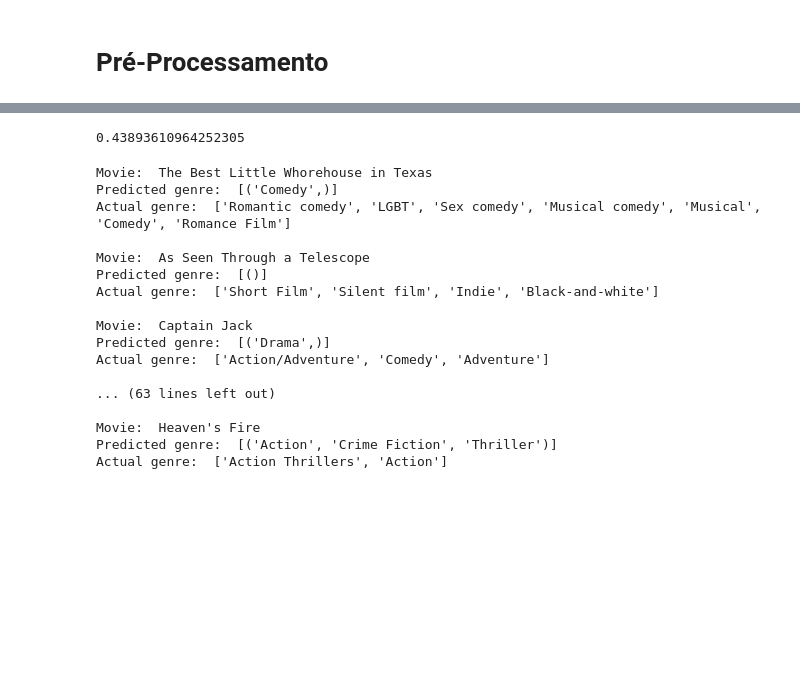
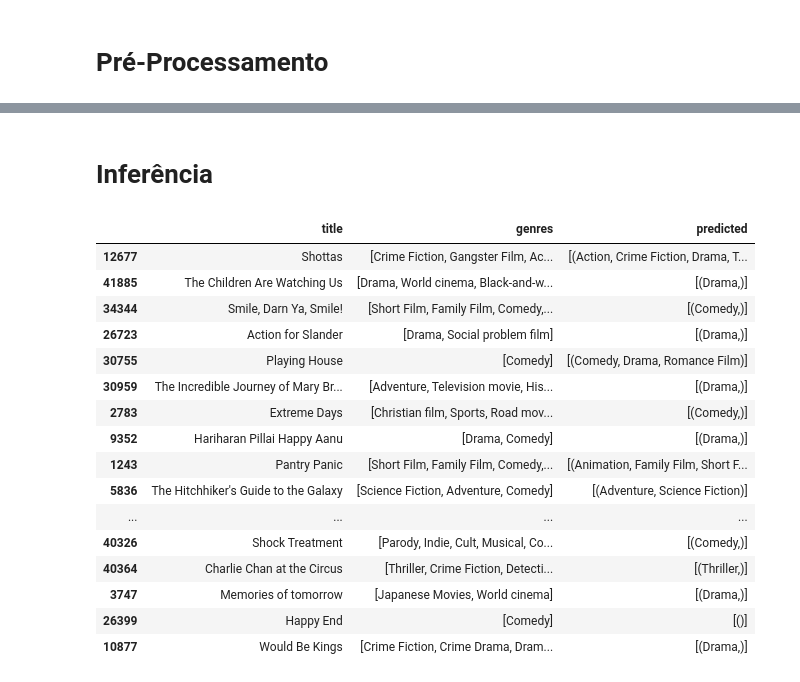
Before and after one commit to Durfan/ufsj-Data-Science, a Jupyter notebook: tp/tp.ipynb, the cells around one changed output, grey strips where cells are left out. Drawn from its saved outputs; the diff is of its cells as text; code cells hidden in the pictures; blank space fills up the shorter version.

```diff
--- a/tp/tp.ipynb
+++ b/tp/tp.ipynb
@@ -159,5 +198,7 @@ y = multilabel_binarizer.transform(df['genres'])
 # %%
-tfidf_vectorizer = TfidfVectorizer(max_df=0.8, max_features=10000)
+features = 10000
+
+tfidf_vectorizer = TfidfVectorizer(max_df=0.8, max_features=features)
 xtrain, xval, ytrain, yval = train_test_split(df['plot_pre'], y, test_size=0.2, random_state=9)
 
 xtrain_tfidf = tfidf_vectorizer.fit_transform(xtrain)
@@ -165,11 +208,8 @@ xval_tfidf = tfidf_vectorizer.transform(xval)
 # %%
-%%time
+import warnings
+warnings.filterwarnings(action='ignore')
 
 lr = LogisticRegression()
 clf = OneVsRestClassifier(lr)
-
-clf.fit(xtrain_tfidf, ytrain)
-y_pred = clf.predict(xval_tfidf)
-
-multilabel_binarizer.inverse_transform(y_pred)[3]
+%time clf.fit(xtrain_tfidf, ytrain)
 # %% [output]
@@ -195,35 +234,41 @@ y_pred_new = (y_pred_prob >= t).astype(int)
-# %%
-f1_score(yval, y_pred_new, average="micro")
-# %% [output]
-0.43893610964252305
+# %% [markdown]
+# Inferência
 # %%
 def infer_tags(q):
-    q = clean(q)
+    q = normaliza(q)
     q = remove_stopwords(q)
     q_vec = tfidf_vectorizer.transform([q])
     q_pred = clf.predict(q_vec)
     return multilabel_binarizer.inverse_transform(q_pred)
-# %%
-for i in range(20):
-  k = xval.sample(1).index[0]
-  print(
-      "Movie: ", df['title'][k],
-      "\nPredicted genre: ", infer_tags(xval[k])), print("Actual genre: ", df['genres'][k], "\n")
-# %% [output]
-Movie:  The Best Little Whorehouse in Texas
-Predicted genre:  [('Comedy',)]
-Actual genre:  ['Romantic comedy', 'LGBT', 'Sex comedy', 'Musical comedy', 'Musical', 'Comedy', 'Romance Film']
-
-Movie:  As Seen Through a Telescope
-Predicted genre:  [()]
-Actual genre:  ['Short Film', 'Silent film', 'Indie', 'Black-and-white']
-
-Movie:  Captain Jack
-Predicted genre:  [('Drama',)]
-Actual genre:  ['Action/Adventure', 'Comedy', 'Adventure']
-
-... (63 lines left out)
-
-Movie:  Heaven's Fire
-Predicted genre:  [('Action', 'Crime Fiction', 'Thriller')]
-Actual genre:  ['Action Thrillers', 'Action']
+# %%
+n = 20
+sample = xval.sample(n).index[:n]
+
+df_results = pd.DataFrame({
+    'title': df['title'][sample],
+    'genres': df['genres'][sample],
+    'predicted': ''
+    })
+
+for i, row in df_results.iterrows():
+    row['predicted'] = infer_tags(xval[i])
+
+df_results
+# %% [output]
+|  | title | genres | predicted |
+| 12677 | Shottas | [Crime Fiction, Gangster Film, Ac... | [(Action, Crime Fiction, Drama, T... |
+| 41885 | The Children Are Watching Us | [Drama, World cinema, Black-and-w... | [(Drama,)] |
+| 34344 | Smile, Darn Ya, Smile! | [Short Film, Family Film, Comedy,... | [(Comedy,)] |
+| 26723 | Action for Slander | [Drama, Social problem film] | [(Drama,)] |
+| 30755 | Playing House | [Comedy] | [(Comedy, Drama, Romance Film)] |
+| 30959 | The Incredible Journey of Mary Br... | [Adventure, Television movie, His... | [(Drama,)] |
+| 2783 | Extreme Days | [Christian film, Sports, Road mov... | [(Comedy,)] |
+| 9352 | Hariharan Pillai Happy Aanu | [Drama, Comedy] | [(Drama,)] |
+| 1243 | Pantry Panic | [Short Film, Family Film, Comedy,... | [(Animation, Family Film, Short F... |
+| 5836 | The Hitchhiker's Guide to the Galaxy | [Science Fiction, Adventure, Comedy] | [(Adventure, Science Fiction)] |
+| ... | ... | ... | ... |
+| 40326 | Shock Treatment | [Parody, Indie, Cult, Musical, Co... | [(Comedy,)] |
+| 40364 | Charlie Chan at the Circus | [Thriller, Crime Fiction, Detecti... | [(Thriller,)] |
+| 3747 | Memories of tomorrow | [Japanese Movies, World cinema] | [(Drama,)] |
+| 26399 | Happy End | [Comedy] | [()] |
+| 10877 | Would Be Kings | [Crime Fiction, Crime Drama, Dram... | [(Drama,)] |
```
Also changed, not shown: parts of 20 cells of this notebook.
